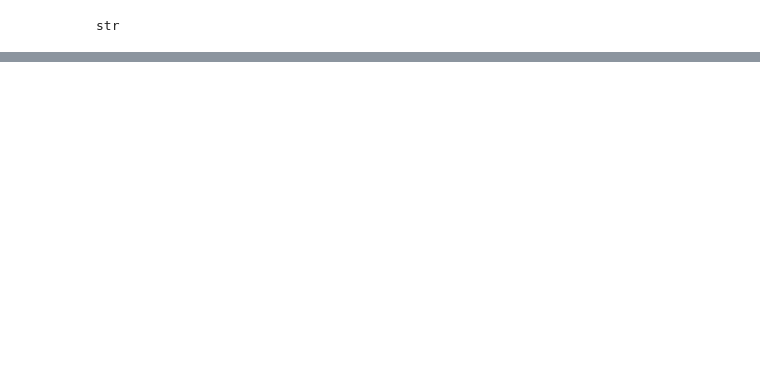
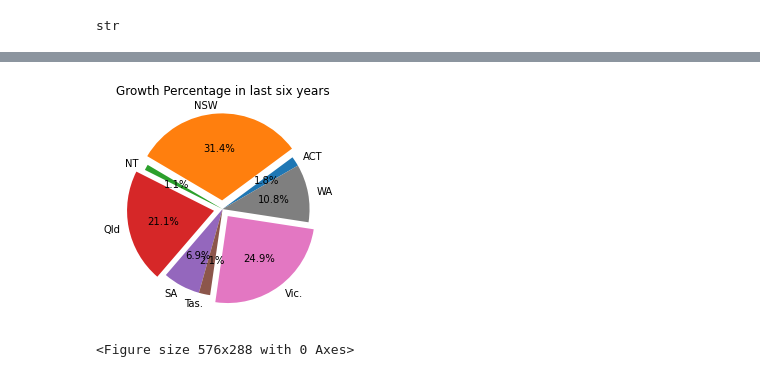
Before and after one commit to Jasjeet2021/Project-1, a Jupyter notebook: code.ipynb, the cells around one changed output, grey strips where cells are left out. Saved outputs shown, nothing was run; the diff lists cells and outputs as text; code cells hidden in the pictures; blank space fills up the shorter version.

```diff
--- a/code.ipynb
+++ b/code.ipynb
@@ -288,0 +240,6 @@ x.reset_index()
+# %%
+Group_by_last_five_years = Last_five_years_data_df.groupby(['State/Territory'])
+Group_by_last_five_years.count().head(10)
+x = Group_by_last_five_years['FTE All Students '].sum()
+u = x.reset_index()
+u
@@ -288,0 +273,6 @@ x.reset_index()
+# %%
+Sum_of_all_enrolments = u["FTE All Students "].sum()
+percent = u["FTE All Students "]/Sum_of_all_enrolments*100
+percent
+u["Percent growth in last six years"] = percent
+u
@@ -288,0 +289,11 @@ x.reset_index()
+# %%
+# Create a pie chart
+data = u["Percent growth in last six years"]
+labels = u["State/Territory"]
+explode = (0, 0.1, 0, 0.1, 0, 0, 0.1, 0)
+pie_plot = data.plot.pie(autopct="%1.1f%%", explode = explode, startangle=30, labels = labels, title='Growth Percentage in last six years')
+pie_plot.set_ylabel('')
+fig = plt.figure(figsize=(8,4))
+# %% [output]
+[figure, added]
+<Figure size 576x288 with 0 Axes>
```
Also changed, not shown: parts of 41 cells of this notebook, 1 other file.
